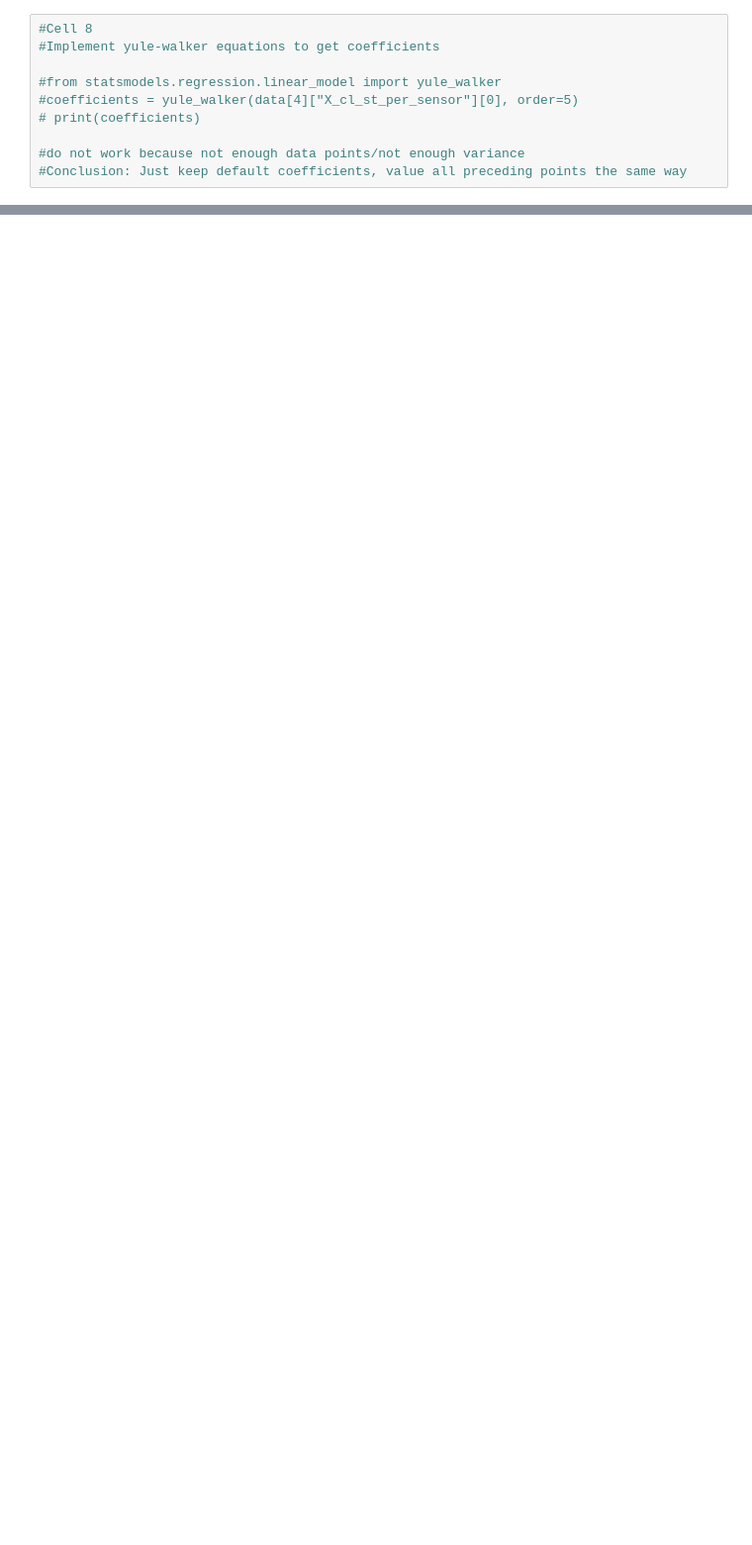
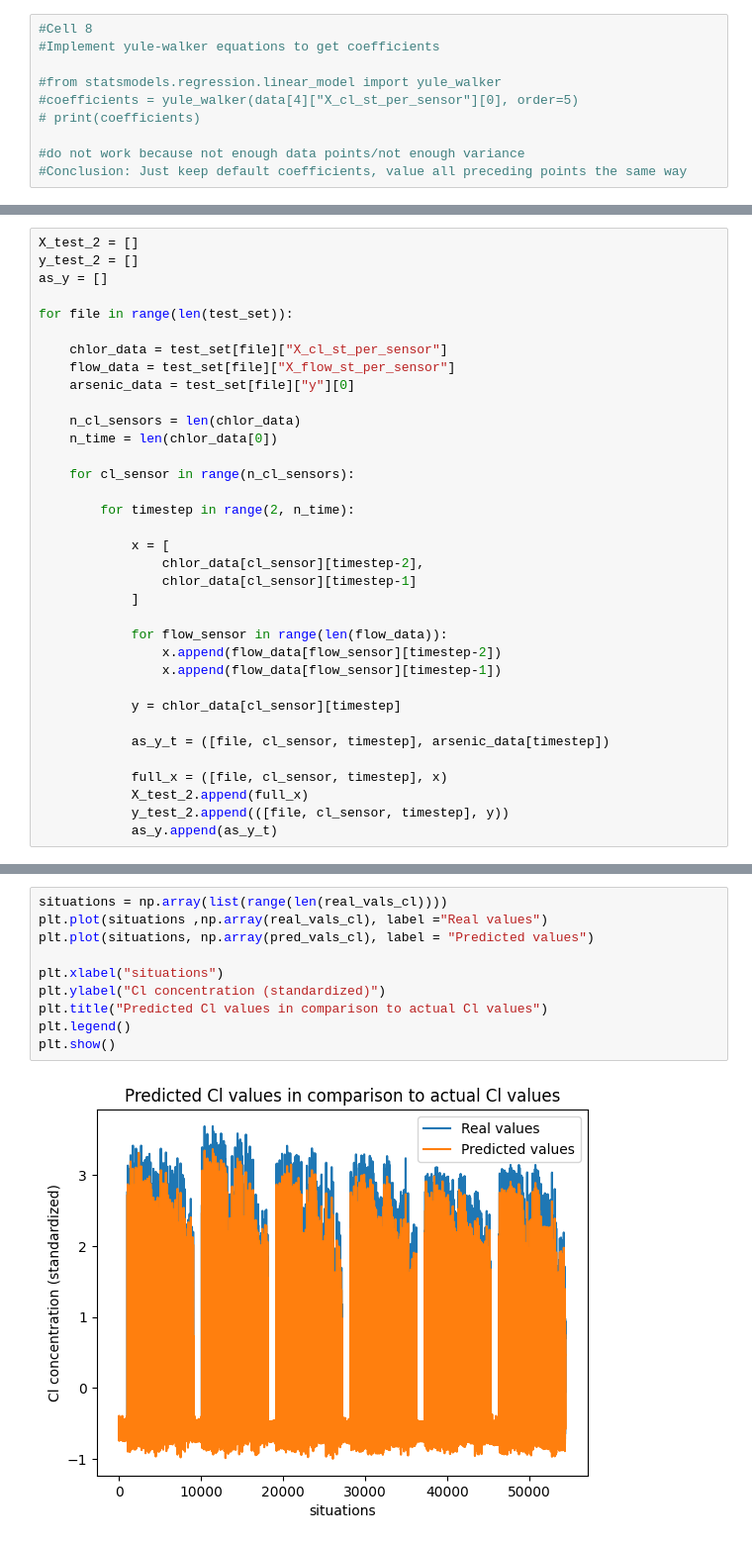
Before and after one commit to esthy13/Arsenic-Detection, a Jupyter notebook: src/notebooks/linear_predictor.ipynb, the cells around one changed output, grey strips where cells are left out. Shown at 99% size. Drawn from its saved outputs; the diff is of its cells as text; blank space fills up the shorter version.

```diff
--- a/src/notebooks/linear_predictor.ipynb
+++ b/src/notebooks/linear_predictor.ipynb
@@ -422,0 +811,35 @@ print(data[0]["X_cl_st_per_sensor"][0])
+# %%
+X_test_2 = []
+y_test_2 = []
+as_y = []
+
+for file in range(len(test_set)):
+
+    chlor_data = test_set[file]["X_cl_st_per_sensor"]
+    flow_data = test_set[file]["X_flow_st_per_sensor"]
+    arsenic_data = test_set[file]["y"][0]
+
+    n_cl_sensors = len(chlor_data)
+    n_time = len(chlor_data[0])
+
+    for cl_sensor in range(n_cl_sensors):
+
+        for timestep in range(2, n_time):
+
+            x = [
+                chlor_data[cl_sensor][timestep-2],
+                chlor_data[cl_sensor][timestep-1]
+            ]
+
+            for flow_sensor in range(len(flow_data)):
+                x.append(flow_data[flow_sensor][timestep-2])
+                x.append(flow_data[flow_sensor][timestep-1])
+
+            y = chlor_data[cl_sensor][timestep]
+
+            as_y_t = ([file, cl_sensor, timestep], arsenic_data[timestep])
+
+            full_x = ([file, cl_sensor, timestep], x)
+            X_test_2.append(full_x)
+            y_test_2.append(([file, cl_sensor, timestep], y))
+            as_y.append(as_y_t)
@@ -422,0 +1009,12 @@ print(data[0]["X_cl_st_per_sensor"][0])
+# %%
+situations = np.array(list(range(len(real_vals_cl))))
+plt.plot(situations ,np.array(real_vals_cl), label ="Real values")
+plt.plot(situations, np.array(pred_vals_cl), label = "Predicted values")
+
+plt.xlabel("situations")
+plt.ylabel("Cl concentration (standardized)")
+plt.title("Predicted Cl values in comparison to actual Cl values")
+plt.legend()
+plt.show()
+# %% [output]
+[figure, added]
```
Also changed, not shown: parts of 33 cells of this notebook, 2 other files.
